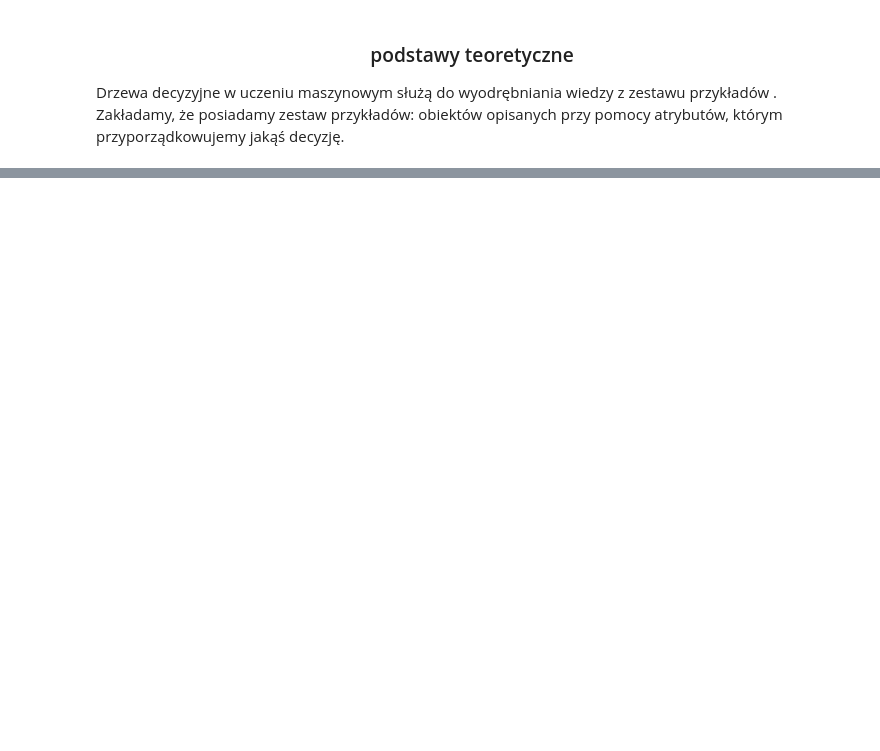
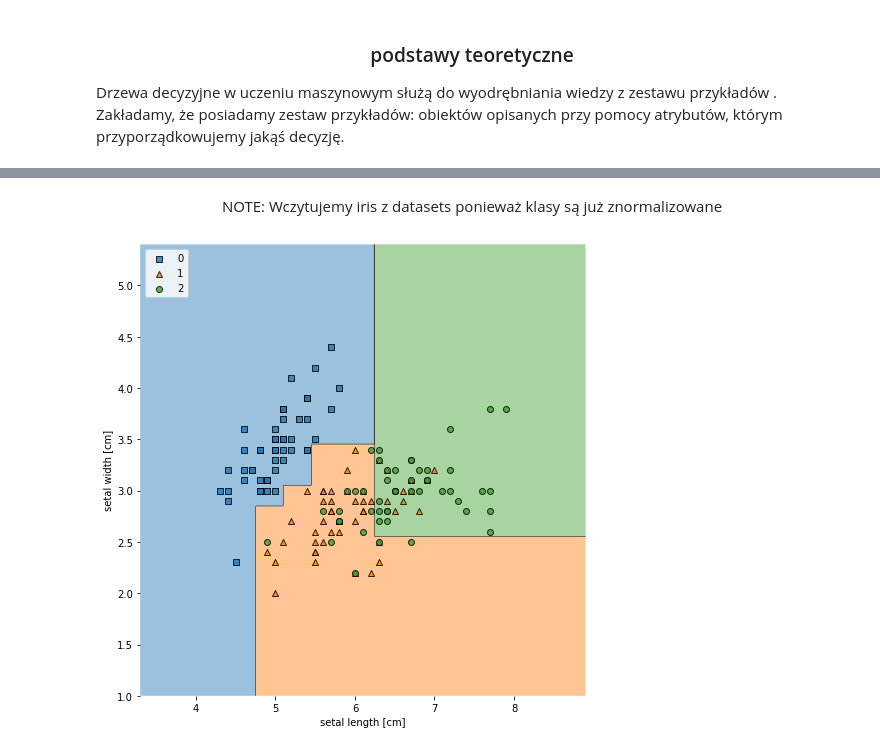
Before and after one commit to pajelonek/machine_learning_course, a Jupyter notebook: Lecture 4 - Classification/Lab6/Lab6_notebook.ipynb, the cells around one changed output, grey strips where cells are left out. Drawn from its saved outputs; the diff is of its cells as text; code cells hidden in the pictures; blank space fills up the shorter version.

```diff
--- a/Lecture 4 - Classification/Lab6/Lab6_notebook.ipynb
+++ b/Lecture 4 - Classification/Lab6/Lab6_notebook.ipynb
@@ -118,3 +124,28 @@ przyporządkowujemy jakąś decyzję.
 Image(url="https://media.geeksforgeeks.org/wp-content/uploads/decisionTree.png")
 # %% [output]
 [interactive output not drawn]
+# %%
+def decision_tree_classifier(x: pd.DataFrame, y: np.ndarray, title: str, test_size: float = 0.3):
+    X_train, X_test, y_train, y_test = train_test_split(x, y, test_size=test_size, random_state=1, stratify=y)
+    clf_tree = DecisionTreeClassifier(criterion='gini', max_depth=4, random_state=1)
+    clf_tree.fit(X_train, y_train)
+
+    X_combined = np.vstack((X_train, X_test))
+    y_combined = np.hstack((y_train, y_test))
+    plt.rcParams["figure.figsize"]=(7, 7)
+    plot_decision_regions(X_combined, y_combined, clf=clf_tree)
+    plt.xlabel('{} length [cm]'.format(title))
+    plt.ylabel('{} width [cm]'.format(title))
+    plt.legend(loc='upper left')
+    plt.tight_layout()
+    plt.show()
+# %% [markdown]
+<center>NOTE: Wczytujemy iris z datasets ponieważ klasy są już znormalizowane</center>
+# %%
+iris = datasets.load_iris()
+X = dataset.iloc[:, 0:2].values
+y = iris.target
+# %%
+decision_tree_classifier(X, y, "setal")
+# %% [output]
+[figure, added]
```
Also changed, not shown: parts of 28 cells of this notebook.
